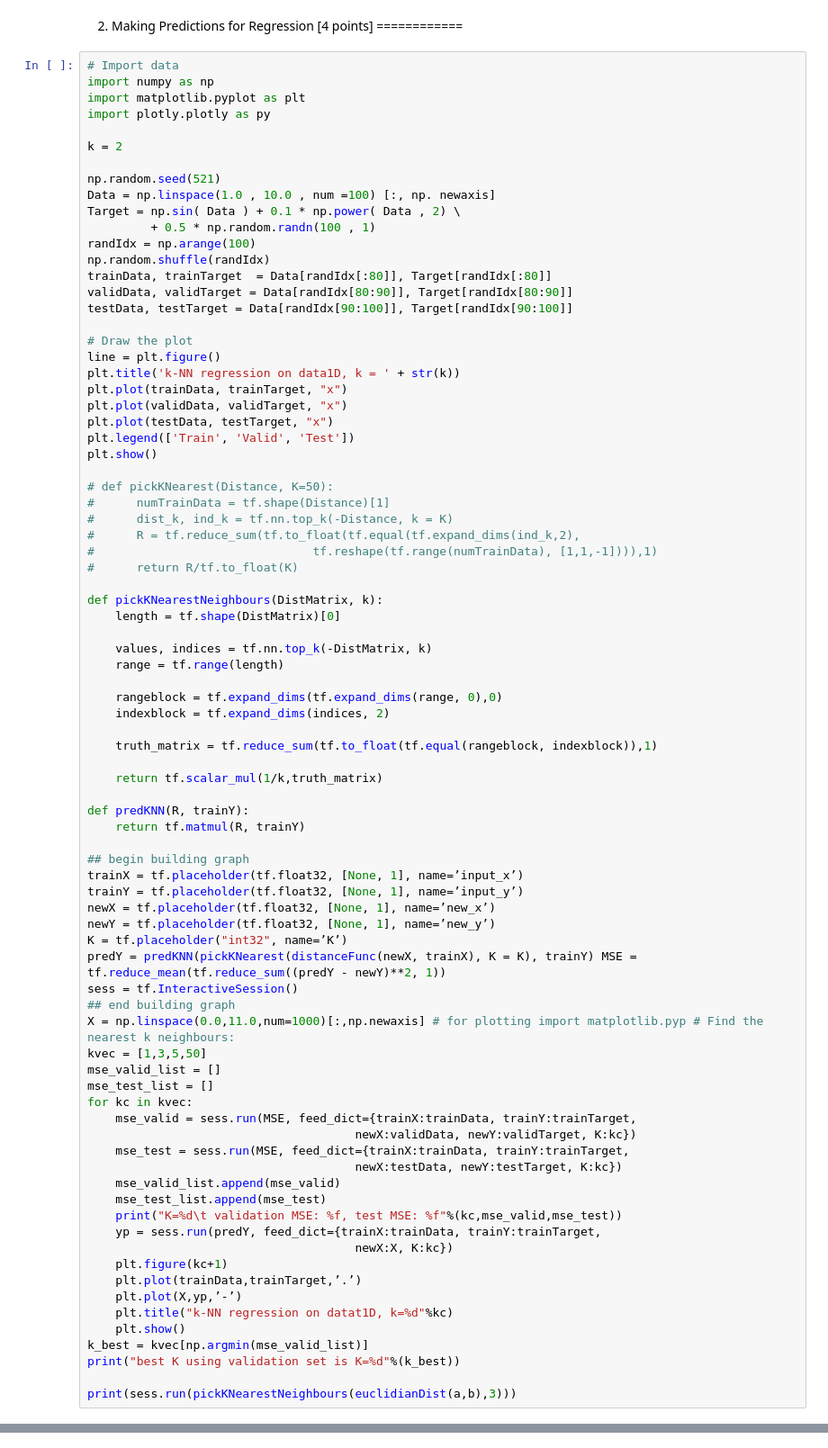
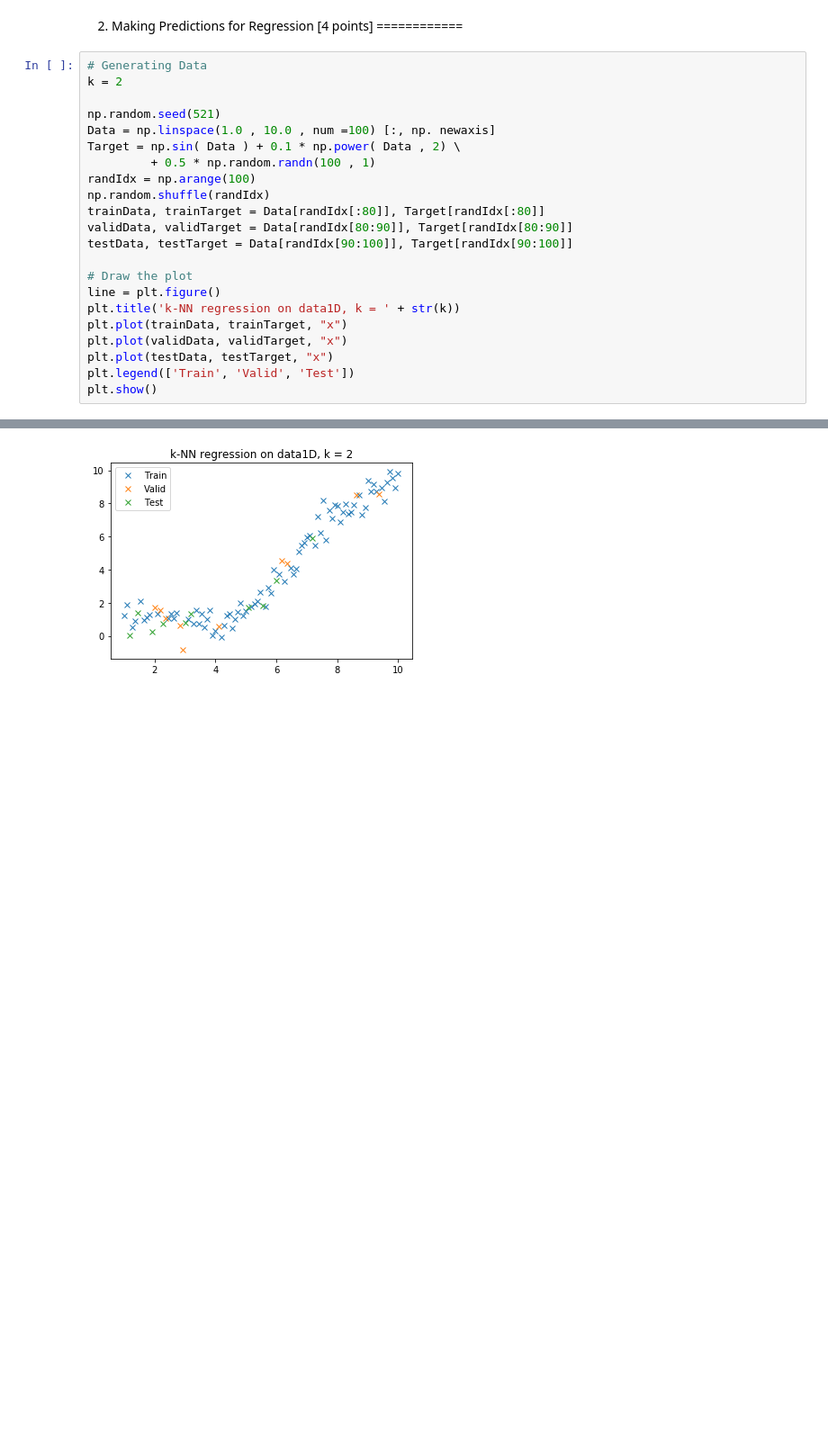
Before and after one commit to Vuwij/ECE521, a Jupyter notebook: Assignment 1/A1.ipynb, the cells around one changed output, grey strips where cells are left out. Shown: that part at 90% size. Drawn from its saved outputs; the diff is of its cells as text; blank space fills up the shorter version.

```diff
--- a/Assignment 1/A1.ipynb
+++ b/Assignment 1/A1.ipynb
@@ -41,11 +51,7 @@ D_euc =
 2. Making Predictions for Regression [4 points]
 ============
 # %%
-# Import data
-import numpy as np
-import matplotlib.pyplot as plt
-import plotly.plotly as py
-
+# Generating Data
 k = 2
 
 np.random.seed(521)
@@ -54,7 +60,7 @@ Target = np.sin( Data ) + 0.1 * np.power( Data , 2) \
          + 0.5 * np.random.randn(100 , 1)
 randIdx = np.arange(100)
 np.random.shuffle(randIdx)
-trainData, trainTarget  = Data[randIdx[:80]], Target[randIdx[:80]]
+trainData, trainTarget = Data[randIdx[:80]], Target[randIdx[:80]]
 validData, validTarget = Data[randIdx[80:90]], Target[randIdx[80:90]]
 testData, testTarget = Data[randIdx[90:100]], Target[randIdx[90:100]]
 
@@ -66,60 +72,4 @@ plt.plot(validData, validTarget, "x")
 plt.plot(testData, testTarget, "x")
 plt.legend(['Train', 'Valid', 'Test'])
 plt.show()
-
-# def pickKNearest(Distance, K=50):
-#      numTrainData = tf.shape(Distance)[1]
-#      dist_k, ind_k = tf.nn.top_k(-Distance, k = K)
-#      R = tf.reduce_sum(tf.to_float(tf.equal(tf.expand_dims(ind_k,2),
-#                               tf.reshape(tf.range(numTrainData), [1,1,-1]))),1)
-#      return R/tf.to_float(K)
-
-def pickKNearestNeighbours(DistMatrix, k):
-    length = tf.shape(DistMatrix)[0]
-
-    values, indices = tf.nn.top_k(-DistMatrix, k)
-    range = tf.range(length)
-
-    rangeblock = tf.expand_dims(tf.expand_dims(range, 0),0)
-    indexblock = tf.expand_dims(indices, 2)
-
-    truth_matrix = tf.reduce_sum(tf.to_float(tf.equal(rangeblock, indexblock)),1)
-
-    return tf.scalar_mul(1/k,truth_matrix)
-
-def predKNN(R, trainY):
-    return tf.matmul(R, trainY)
-
-## begin building graph
-trainX = tf.placeholder(tf.float32, [None, 1], name=’input_x’)
-trainY = tf.placeholder(tf.float32, [None, 1], name=’input_y’)
-newX = tf.placeholder(tf.float32, [None, 1], name=’new_x’)
-newY = tf.placeholder(tf.float32, [None, 1], name=’new_y’)
-K = tf.placeholder("int32", name=’K’)
-predY = predKNN(pickKNearest(distanceFunc(newX, trainX), K = K), trainY) MSE = tf.reduce_mean(tf.reduce_sum((predY - newY)**2, 1))
-sess = tf.InteractiveSession()
-## end building graph
-X = np.linspace(0.0,11.0,num=1000)[:,np.newaxis] # for plotting import matplotlib.pyp # Find the nearest k neighbours:
-kvec = [1,3,5,50]
-mse_valid_list = []
-mse_test_list = []
-for kc in kvec:
-    mse_valid = sess.run(MSE, feed_dict={trainX:trainData, trainY:trainTarget,
-                                      newX:validData, newY:validTarget, K:kc})
-    mse_test = sess.run(MSE, feed_dict={trainX:trainData, trainY:trainTarget,
-                                      newX:testData, newY:testTarget, K:kc})
-    mse_valid_list.append(mse_valid)
-    mse_test_list.append(mse_test)
-    print("K=%d\t validation MSE: %f, test MSE: %f"%(kc,mse_valid,mse_test))
-    yp = sess.run(predY, feed_dict={trainX:trainData, trainY:trainTarget,
-                                      newX:X, K:kc})
-    plt.figure(kc+1)
-    plt.plot(trainData,trainTarget,’.’)
-    plt.plot(X,yp,’-’)
-    plt.title("k-NN regression on datat1D, k=%d"%kc)
-    plt.show()
-k_best = kvec[np.argmin(mse_valid_list)]
-print("best K using validation set is K=%d"%(k_best))
-
-print(sess.run(pickKNearestNeighbours(euclidianDist(a,b),3)))
 # %% [output]
@@ -126,0 +76 @@ SyntaxError: invalid character in identifier (<ipython-input-257-f7585b2570d9>,
+[figure, added]
```
Also changed, not shown: parts of 7 cells of this notebook, 1 other file.
